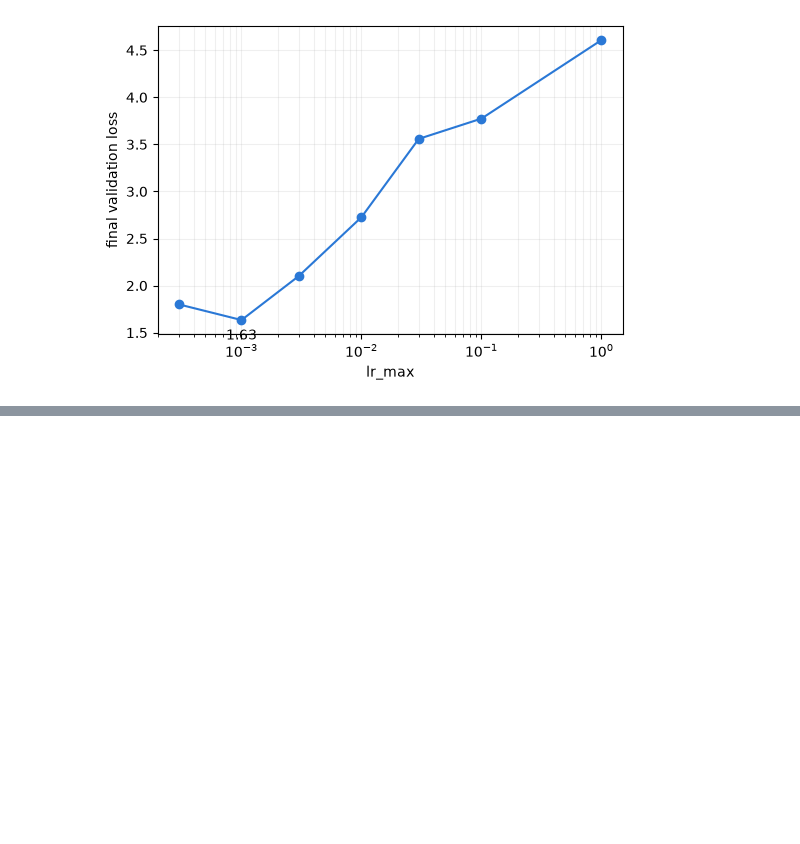
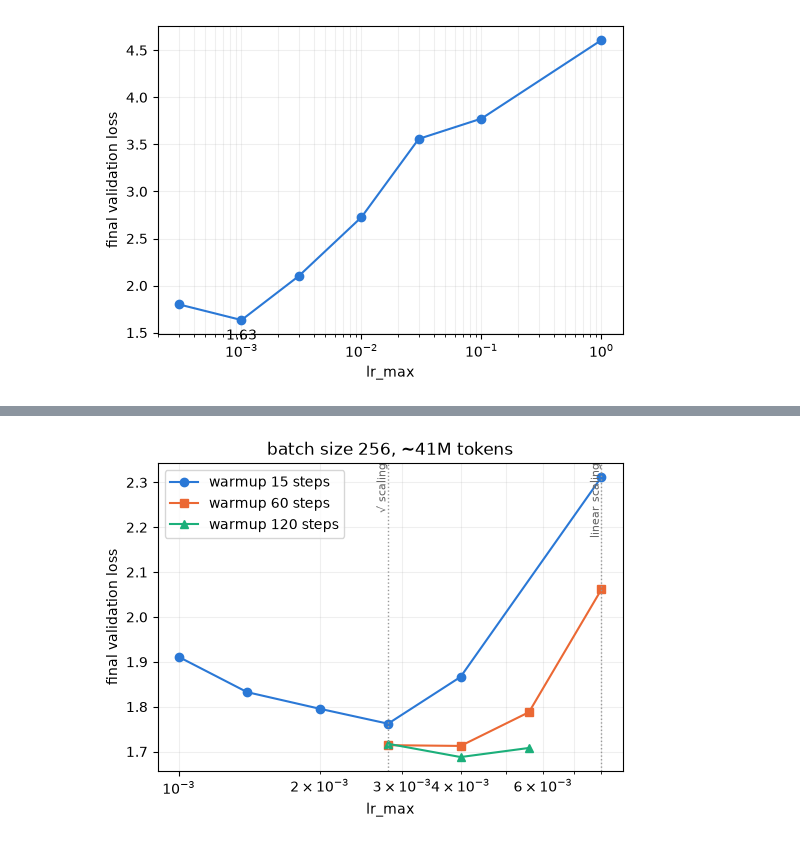
Before and after one commit to pjurczen/cs336-assignment1-basics, a Jupyter notebook: notebooks/metrics_plot.ipynb, the cells around one changed output, grey strips where cells are left out. Saved outputs shown, nothing was run; the diff lists cells and outputs as text; code cells hidden in the pictures; blank space fills up the shorter version.

```diff
--- a/notebooks/metrics_plot.ipynb
+++ b/notebooks/metrics_plot.ipynb
@@ -204,0 +286,51 @@ plt.show()
+# %%
+import json
+
+import matplotlib.pyplot as plt
+import numpy as np
+import pandas as pd
+
+lr_runs_256 = [
+    # warmup 15
+    "tinystories-a100-256b-lr-1e-3",
+    "tinystories-a100-256b-lr-1.4e-3",
+    "tinystories-a100-256b-lr-2e-3",
+    "tinystories-a100-256b",
+    "tinystories-a100-256b-lr-4e-3",
+    "tinystories-a100-256b-linear",
+    # warmup 60
+    "tinystories-a100-256b-lr-2.8e-3-wu60",
+    "tinystories-a100-256b-lr-4e-3-wu60",
+    "tinystories-a100-256b-lr-5.6e-3",
+    "tinystories-a100-256b-lr-8e-3",
+    # warmup 120
+    "tinystories-a100-256b-lr-2.8e-3-wu120",
+    "tinystories-a100-256b-lr-4e-3-wu120",
+    "tinystories-a100-256b-lr-5.6e-3-wu120",
+]
+
+points = []
+for run_name in lr_runs_256:
+    config, val = load_val(run_name)
+    points.append((config["optimizer_lr_max"], config["optimizer_warmup_iters"], val["val_loss"].iloc[-1]))
+
+fig, ax = plt.subplots(figsize=(6, 4))
+for warmup, color, marker in [(15, "#2a78d6", "o"), (60, "#eb6834", "s"), (120, "#1baf7a", "^")]:
+    lrs, losses = zip(*sorted((lr, loss) for lr, w, loss in points if w == warmup))
+    ax.plot(lrs, losses, color=color, linewidth=1.5, marker=marker, markersize=6, label=f"warmup {warmup} steps")
+
+for lr, name in [(2.8e-3, "√ scaling"), (8e-3, "linear scaling")]:
+    ax.axvline(lr, color="0.6", linestyle=":", linewidth=1)
+    ax.text(lr, ax.get_ylim()[1], name, rotation=90, ha="right", va="top", fontsize=8, color="0.4")
+
+ax.set_xscale("log")
+ax.set_xlabel("lr_max")
+ax.set_ylabel("final validation loss")
+ax.set_title("batch size 256, ~41M tokens")
+ax.grid(True, which="both", alpha=0.2)
+ax.legend()
+
+fig.savefig("../figures/lr_sweep_256.png", dpi=150, bbox_inches="tight")
+plt.show()
+# %% [output]
+[figure, added]
```
Also changed, not shown: parts of 5 cells of this notebook, 1 other file.
